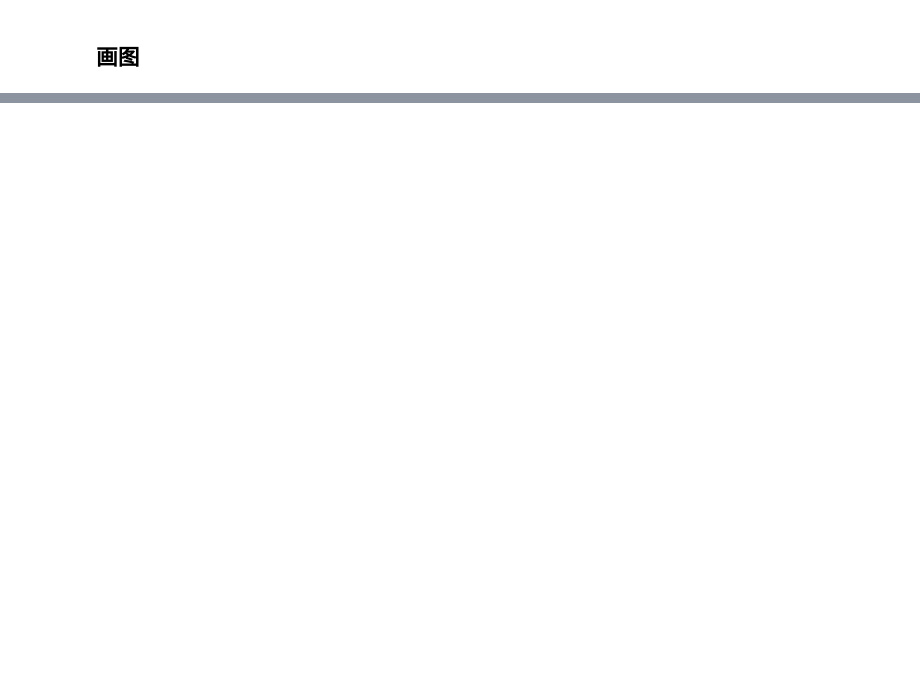
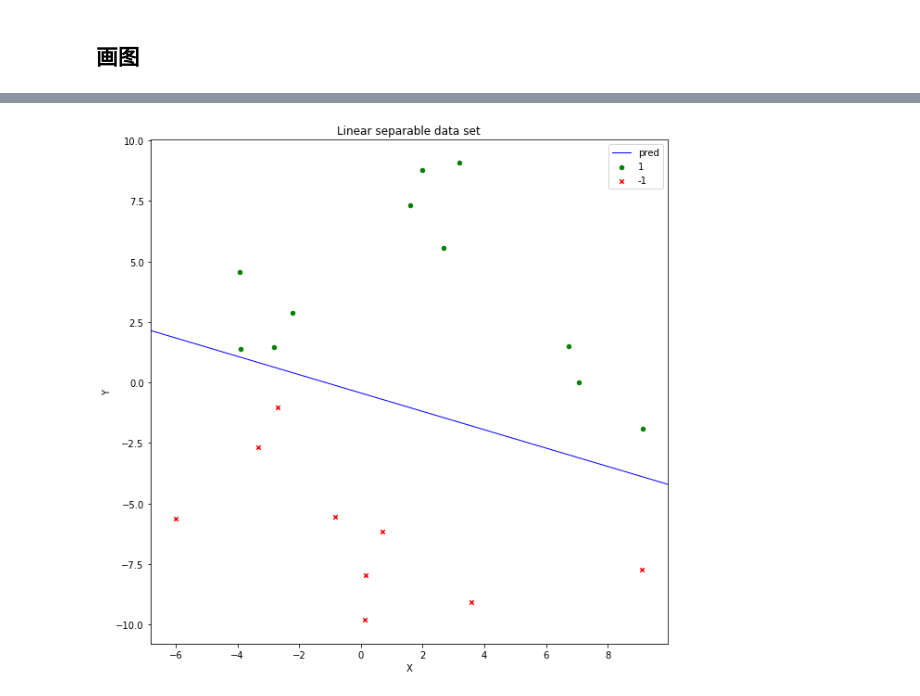
Before and after one commit to itisianlee/coconut, a Jupyter notebook: notebook/感知机算法pla.ipynb, the cells around one changed output, grey strips where cells are left out. Saved outputs shown, nothing was run; the diff lists cells and outputs as text; code cells hidden in the pictures; blank space fills up the shorter version.

Commit message:
ADD: PLA Dual Form

```diff
--- a/notebook/感知机算法pla.ipynb
+++ b/notebook/感知机算法pla.ipynb
@@ -26,0 +33,6 @@ plotData(dataset, w)
+# %%
+w = plaDualForm(dataset)
+# %%
+plotData(dataset, w)
+# %% [output]
+[figure, added]
```
Also changed, not shown: parts of 8 cells of this notebook, 2 other files.
